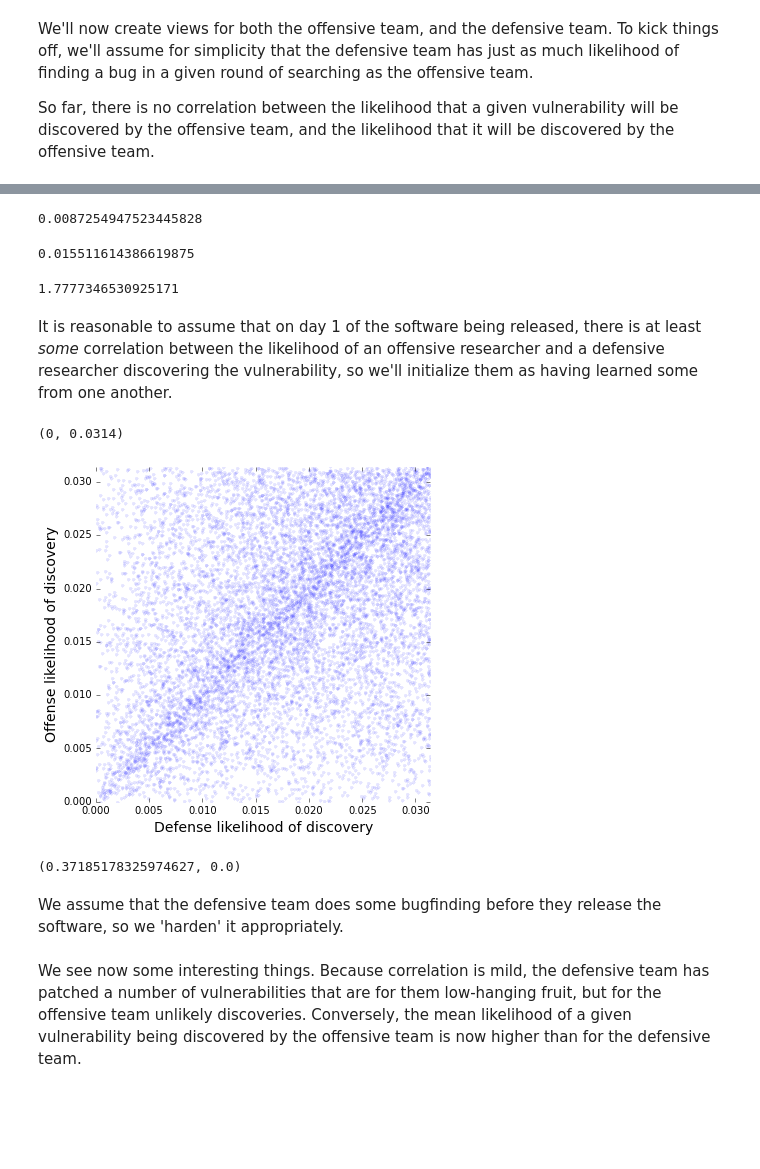
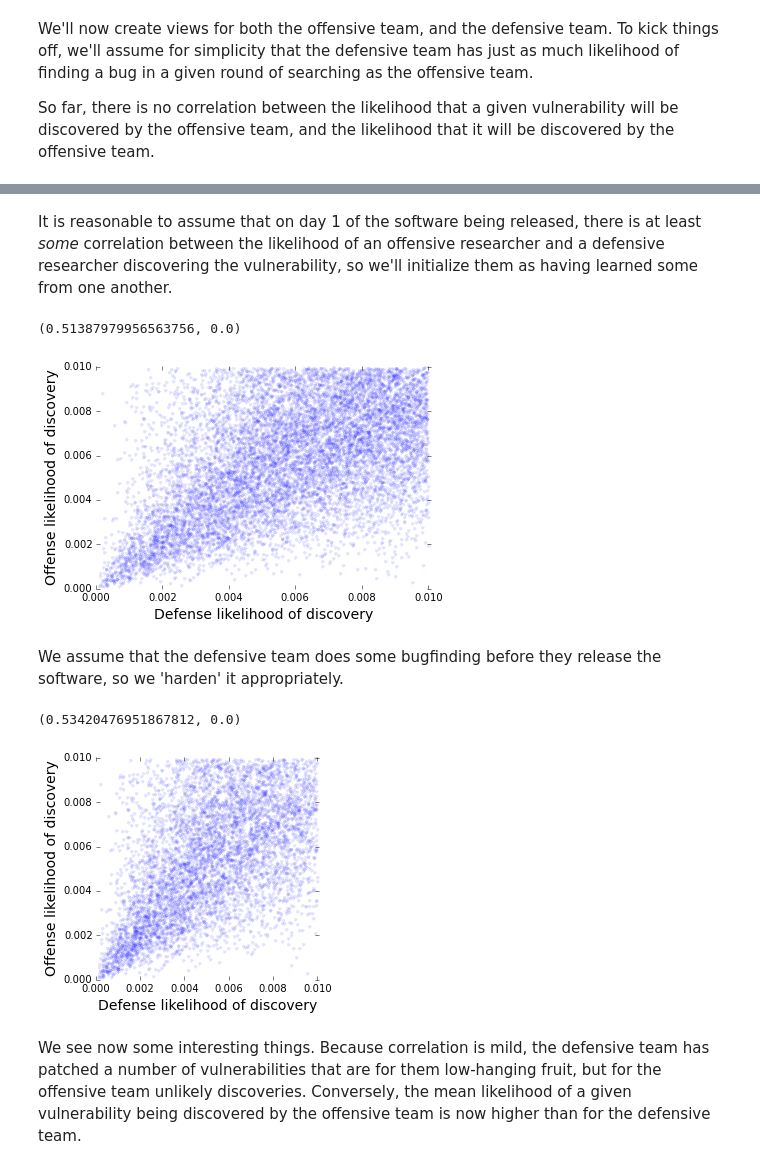
Before and after one commit to JamesPHoughton/circlesquare, a Jupyter notebook: Replicate Fuzzing Experiment.ipynb, the cells around one changed output, grey strips where cells are left out. Drawn from its saved outputs; the diff is of its cells as text; code cells hidden in the pictures; blank space fills up the shorter version.

```diff
--- a/Replicate Fuzzing Experiment.ipynb
+++ b/Replicate Fuzzing Experiment.ipynb
@@ -34,12 +26,0 @@ defense.plot_correlation(offense)
-# %%
-defense.circles.area.mean()
-# %% [output]
-0.0087254947523445828
-# %%
-offense.circles.area.mean()
-# %% [output]
-0.015511614386619875
-# %%
-offense.circles.area.mean()/defense.circles.area.mean()
-# %% [output]
-1.7777346530925171
@@ -48,25 +27,28 @@ plt.subplot(1,1,1)
 # %% [markdown]
 It is reasonable to assume that on day 1 of the software being released, there is at least *some* correlation between the likelihood of an offensive researcher and a defensive researcher discovering the vulnerability, so we'll initialize them as having learned some from one another.
-# %%
-defense.learn(offense, .8, .5)
-offense.learn(defense, .8, .5)
-
-defense.plot_correlation(offense)
-defense.get_correlation(offense)
-plt.xlim(0, .0314)
-plt.ylim(0, .0314)
-# %% [output]
-(0, 0.0314)
-[figure, removed]
-# %%
-defense.get_correlation(offense)
-# %% [output]
-(0.37185178325974627, 0.0)
+# %%
+for i in range(50):
+    defense.learn(offense, .1, .1)
+    offense.learn(defense, .1, .1)
+
+plt.figure(figsize=(4,4))
+defense.plot_correlation(offense)
+defense.get_correlation(offense)
+# %% [output]
+(0.51387979956563756, 0.0)
+[figure, added]
 # %% [markdown]
 We assume that the defensive team does some bugfinding before they release the software, so we 'harden' it appropriately.
 # %%
 defense.harden(100)
 defense.update()
 offense.update()
+
+plt.figure(figsize=(4,4))
+defense.plot_correlation(offense)
+defense.get_correlation(offense)
+# %% [output]
+(0.53420476951867812, 0.0)
+[figure, added]
 # %% [markdown]
 We see now some interesting things. Because correlation is mild, the defensive team has patched a number of vulnerabilities that are for them low-hanging fruit, but for the offensive team unlikely discoveries. Conversely, the mean likelihood of a given vulnerability being discovered by the offensive team is now higher than for the defensive team.
```
Also changed, not shown: parts of 20 cells of this notebook, 3 other files.
